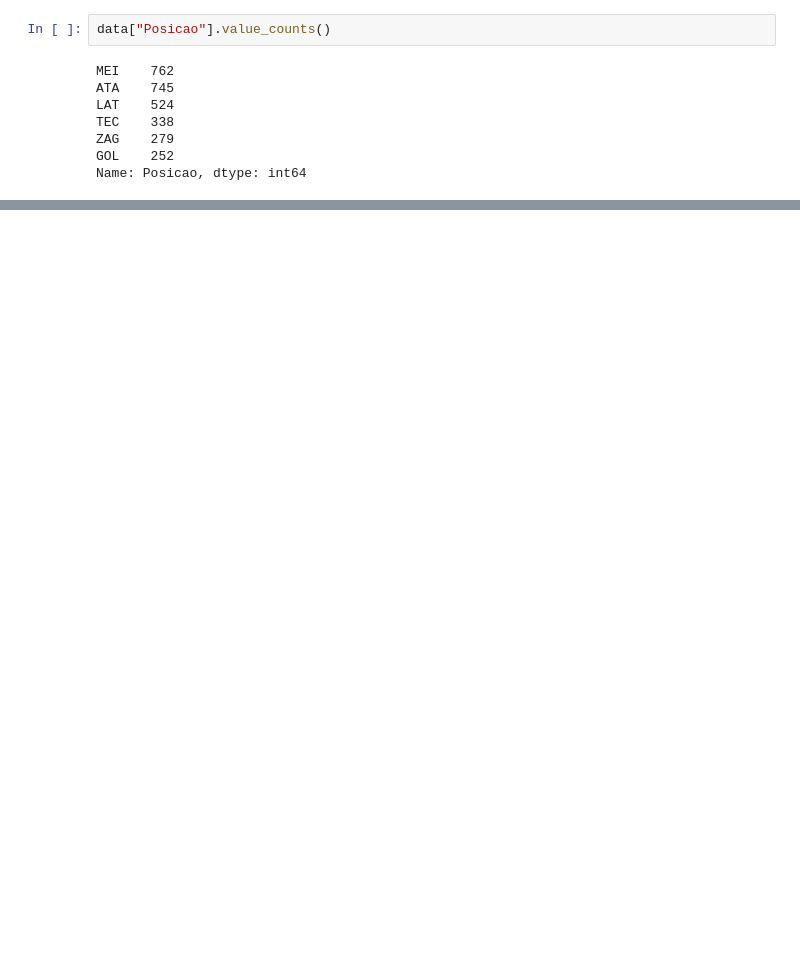
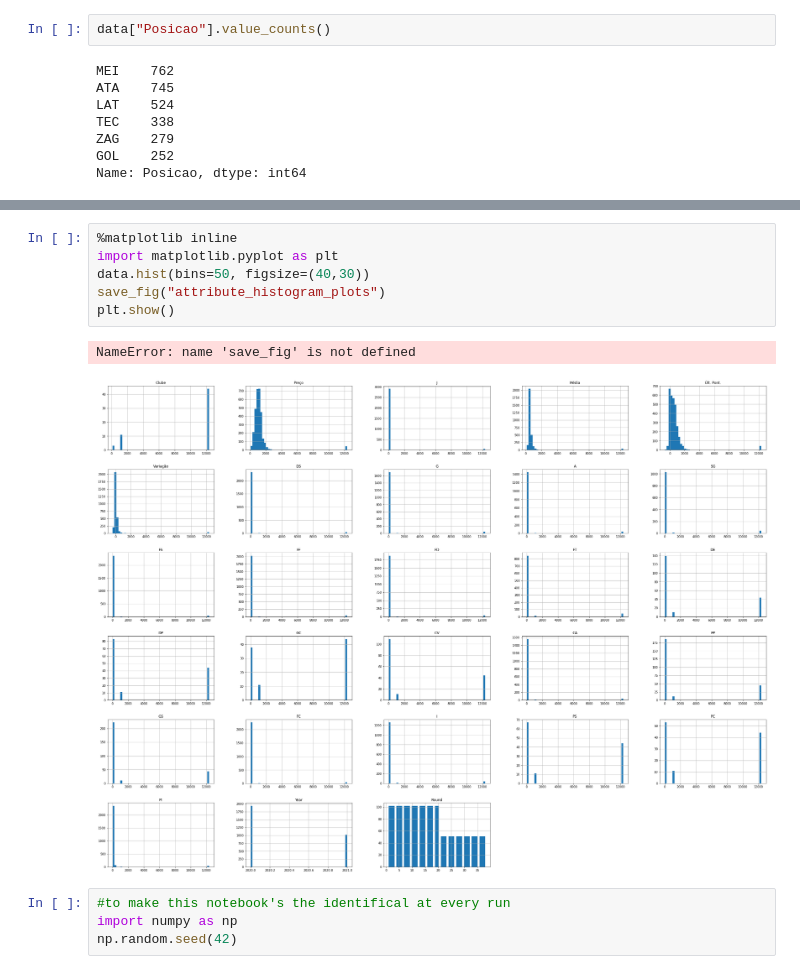
Before and after one commit to carlooshh/handson-cartola-ml, a Jupyter notebook: cartola-ml.ipynb, the cells around one changed output, grey strips where cells are left out. Drawn from its saved outputs; the diff is of its cells as text; blank space fills up the shorter version.

Commit message:
WIP: drop index, create new attr and plot hist.

```diff
--- a/cartola-ml.ipynb
+++ b/cartola-ml.ipynb
@@ -194,0 +189,13 @@ memory usage: 716.5+ KB
+# %%
+%matplotlib inline
+import matplotlib.pyplot as plt
+data.hist(bins=50, figsize=(40,30))
+save_fig("attribute_histogram_plots")
+plt.show()
+# %% [output]
+NameError: name 'save_fig' is not defined
+[figure, added]
+# %%
+#to make this notebook's the identifical at every run
+import numpy as np
+np.random.seed(42)
```
Also changed, not shown: parts of 6 cells of this notebook, 1 other file.
